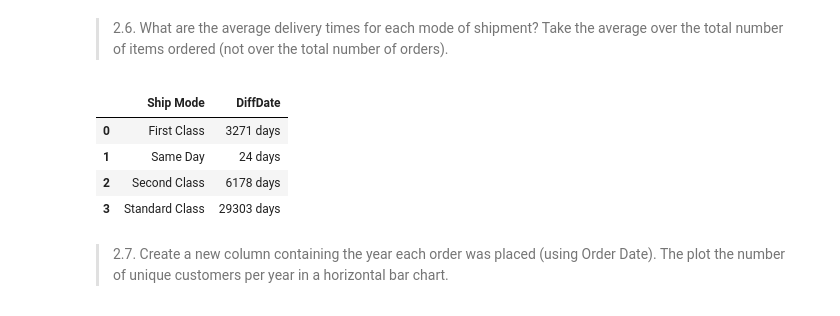
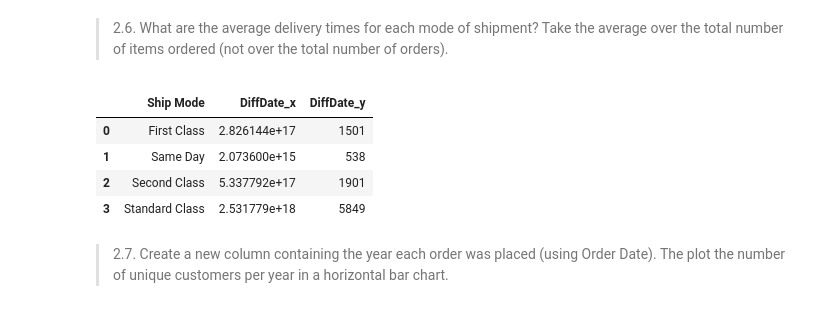
Before and after one commit to KsibiI/DM-ML---Assignment-1, a Jupyter notebook: Assignment1.ipynb, the cells around one changed output. Cells and saved outputs as stored; diff of their text form; code cells hidden in the pictures.

```diff
--- a/Assignment1.ipynb
+++ b/Assignment1.ipynb
@@ -404,8 +389,3 @@ Timedelta('3 days 23:04:06.031259577')
 > 2.5. How many orders (not items) had a delivery time of 6 or more days?
 >
 > Hint: you may want to use [`pd.Timedelta()`](https://pandas.pydata.org/docs/reference/api/pandas.Timedelta.html).
-# %%
-# YOUR CODE HERE
-for col in ['DiffDate']:
-   df[col] = df[col].astype('timedelta64')
-df['DiffDate']
@@ -431,14 +406,16 @@ df.loc[df["DiffDate"]>=6]
 >2.6. What are the average delivery times for each mode of shipment? Take the average over the total number of items ordered (not over the total number of orders).
 # %%
 # YOUR CODE HERE
-dfShipMode = df.groupby("Ship Mode", as_index=False)["DiffDate"].sum()
-dfShipMode
+dfShipMode = df.groupby("Ship Mode", as_index=False)['DiffDate'].sum()
+dfShipMode2 = df.groupby("Ship Mode", as_index=False)['DiffDate'].count()
+df_merged_inner = dfShipMode.merge(dfShipMode2, how="inner", on="Ship Mode")
+df_merged_inner
 # %% [output]
-|  | Ship Mode | DiffDate |
-| 0 | First Class | 3271 days |
-| 1 | Same Day | 24 days |
-| 2 | Second Class | 6178 days |
-| 3 | Standard Class | 29303 days |
+|  | Ship Mode | DiffDate_x | DiffDate_y |
+| 0 | First Class | 2.826144e+17 | 1501 |
+| 1 | Same Day | 2.073600e+15 | 538 |
+| 2 | Second Class | 5.337792e+17 | 1901 |
+| 3 | Standard Class | 2.531779e+18 | 5849 |
 # %% [markdown]
 >2.7. Create a new column containing the year each order was placed (using Order Date). The plot the number of unique customers per year in a horizontal bar chart.
 # %%
```
Also changed, not shown: parts of 6 cells of this notebook.
